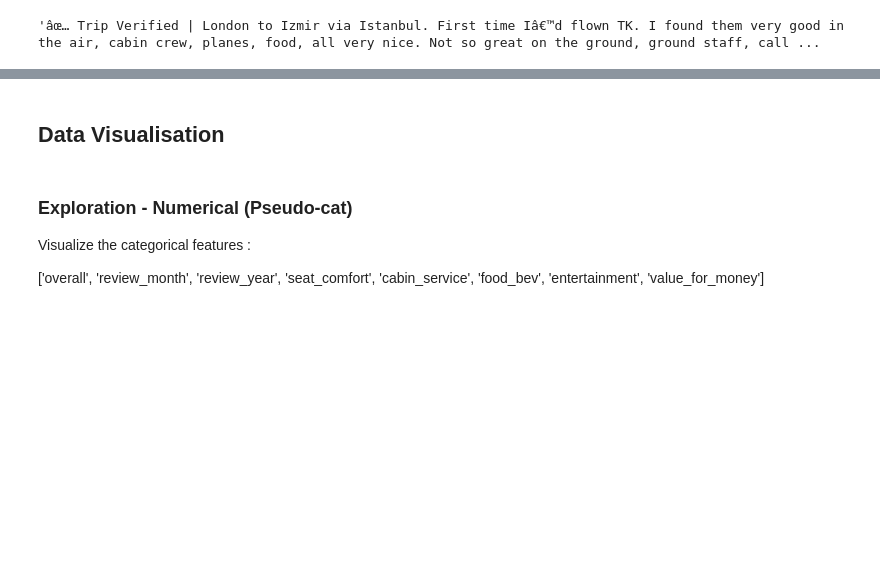
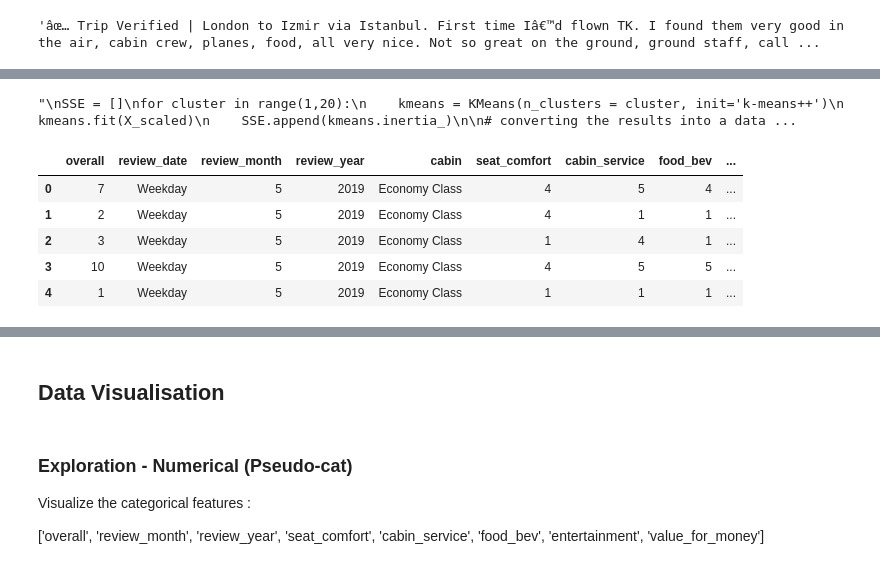
Before and after one commit to suchirmm/airline_passenger, a Jupyter notebook: airline_passenger.ipynb, the cells around one changed output, grey strips where cells are left out. Cells and saved outputs as stored; diff of their text form; code cells hidden in the pictures; blank space fills up the shorter version.

```diff
--- a/airline_passenger.ipynb
+++ b/airline_passenger.ipynb
@@ -664,0 +645,23 @@ vectorizer = TfidfVectorizer(max_df = 0.9, min_df = 10)
+# %%
+# with_mean = False for sparse matrix
+
+scaler = StandardScaler(with_mean = False)
+X_scaled = scaler.fit_transform(X)
+
+'''
+SSE = []
+for cluster in range(1,20):
+    kmeans = KMeans(n_clusters = cluster, init='k-means++')
+    kmeans.fit(X_scaled)
+    SSE.append(kmeans.inertia_)
+
+# converting the results into a dataframe and plotting them
+frame = pd.DataFrame({'Cluster':range(1,20), 'SSE':SSE})
+plt.figure(figsize=(12,6))
+plt.plot(frame['Cluster'], frame['SSE'], marker='o')
+plt.xlabel('Number of clusters')
+plt.ylabel('Inertia')
+
+'''
+# %% [output]
+"\nSSE = []\nfor cluster in range(1,20):\n    kmeans = KMeans(n_clusters = cluster, init='k-means++')\n    kmeans.fit(X_scaled)\n    SSE.append(kmeans.inertia_)\n\n# converting the results into a data ...
@@ -664,0 +675,9 @@ vectorizer = TfidfVectorizer(max_df = 0.9, min_df = 10)
+# %%
+df.head()
+# %% [output]
+|  | overall | review_date | review_month | review_year | cabin | seat_comfort | cabin_service | food_bev | ... |
+| 0 | 7 | Weekday | 5 | 2019 | Economy Class | 4 | 5 | 4 | ... |
+| 1 | 2 | Weekday | 5 | 2019 | Economy Class | 4 | 1 | 1 | ... |
+| 2 | 3 | Weekday | 5 | 2019 | Economy Class | 1 | 4 | 1 | ... |
+| 3 | 10 | Weekday | 5 | 2019 | Economy Class | 4 | 5 | 5 | ... |
+| 4 | 1 | Weekday | 5 | 2019 | Economy Class | 1 | 1 | 1 | ... |
```
Also changed, not shown: parts of 20 cells of this notebook.
